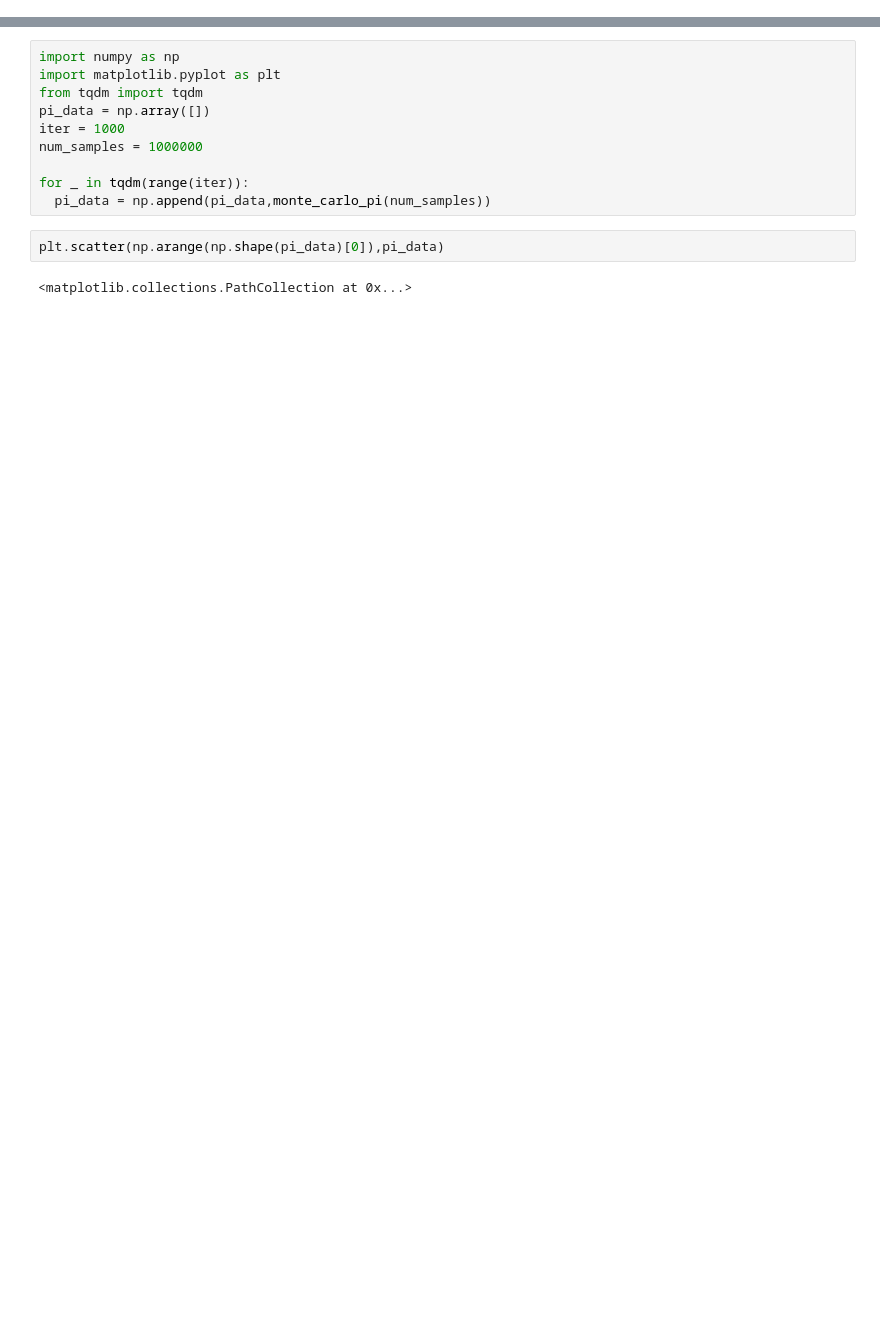
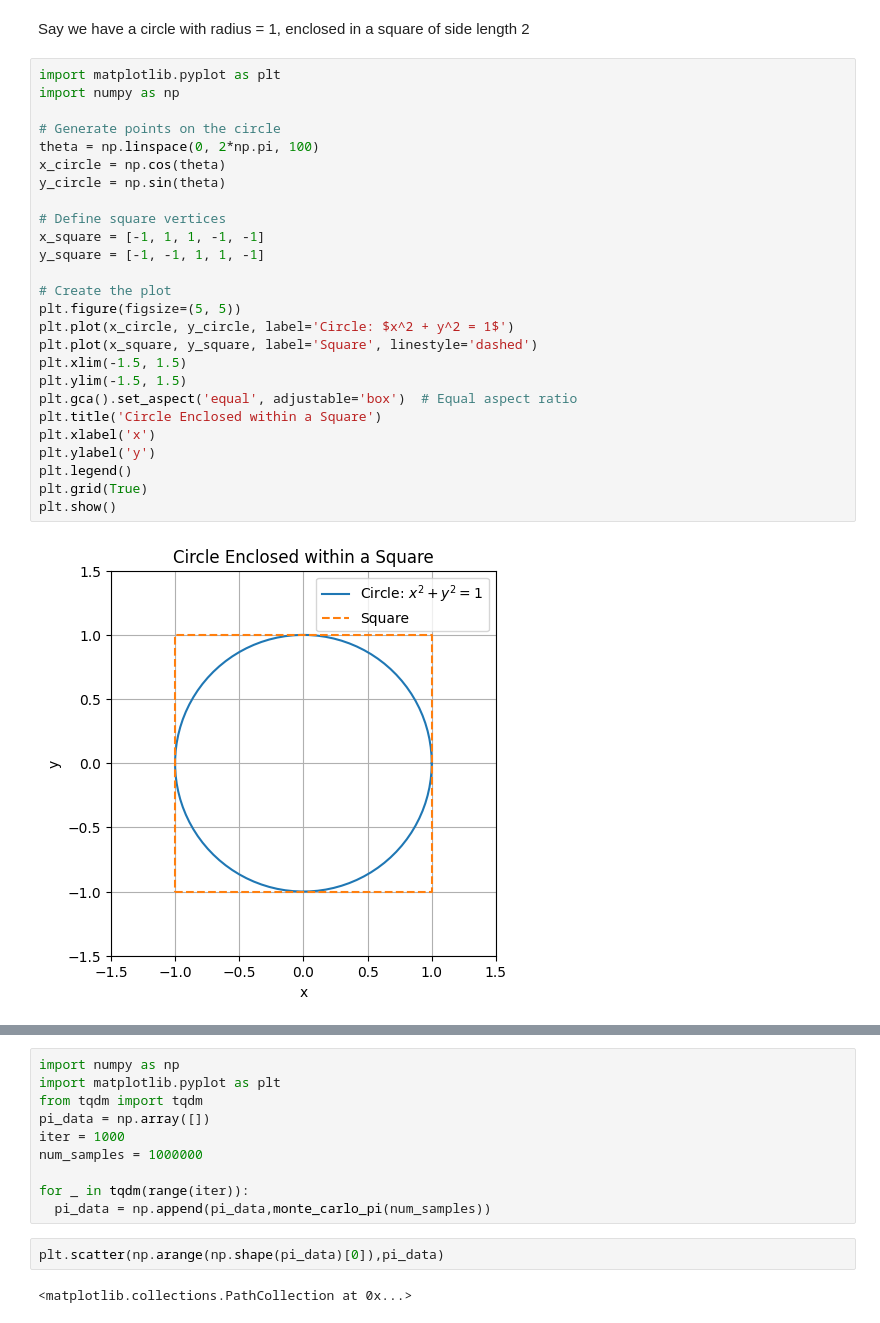
Before and after one commit to arush-gupta/Monte-Carlo, a Jupyter notebook: Pi_using_Monte_Carlo.ipynb, the cells around one changed output, grey strips where cells are left out. Drawn from its saved outputs; the diff is of its cells as text; blank space fills up the shorter version.

```diff
--- a/Pi_using_Monte_Carlo.ipynb
+++ b/Pi_using_Monte_Carlo.ipynb
@@ -1,2 +1,32 @@
 # %% [markdown]
 <a href="https://colab.research.google.com/github/arush-gupta/Monte-Carlo/blob/main/Pi_using_Monte_Carlo.ipynb" target="_parent"><img src="https://colab.research.google.com/assets/colab-badge.svg" alt="Open In Colab"/></a>
+# %% [markdown]
+Say we have a circle with radius = 1, enclosed in a square of side length 2
+# %%
+import matplotlib.pyplot as plt
+import numpy as np
+
+# Generate points on the circle
+theta = np.linspace(0, 2*np.pi, 100)
+x_circle = np.cos(theta)
+y_circle = np.sin(theta)
+
+# Define square vertices
+x_square = [-1, 1, 1, -1, -1]
+y_square = [-1, -1, 1, 1, -1]
+
+# Create the plot
+plt.figure(figsize=(5, 5))
+plt.plot(x_circle, y_circle, label='Circle: $x^2 + y^2 = 1$')
+plt.plot(x_square, y_square, label='Square', linestyle='dashed')
+plt.xlim(-1.5, 1.5)
+plt.ylim(-1.5, 1.5)
+plt.gca().set_aspect('equal', adjustable='box')  # Equal aspect ratio
+plt.title('Circle Enclosed within a Square')
+plt.xlabel('x')
+plt.ylabel('y')
+plt.legend()
+plt.grid(True)
+plt.show()
+# %% [output]
+[figure, added]
```
Also changed, not shown: parts of 12 cells of this notebook.
